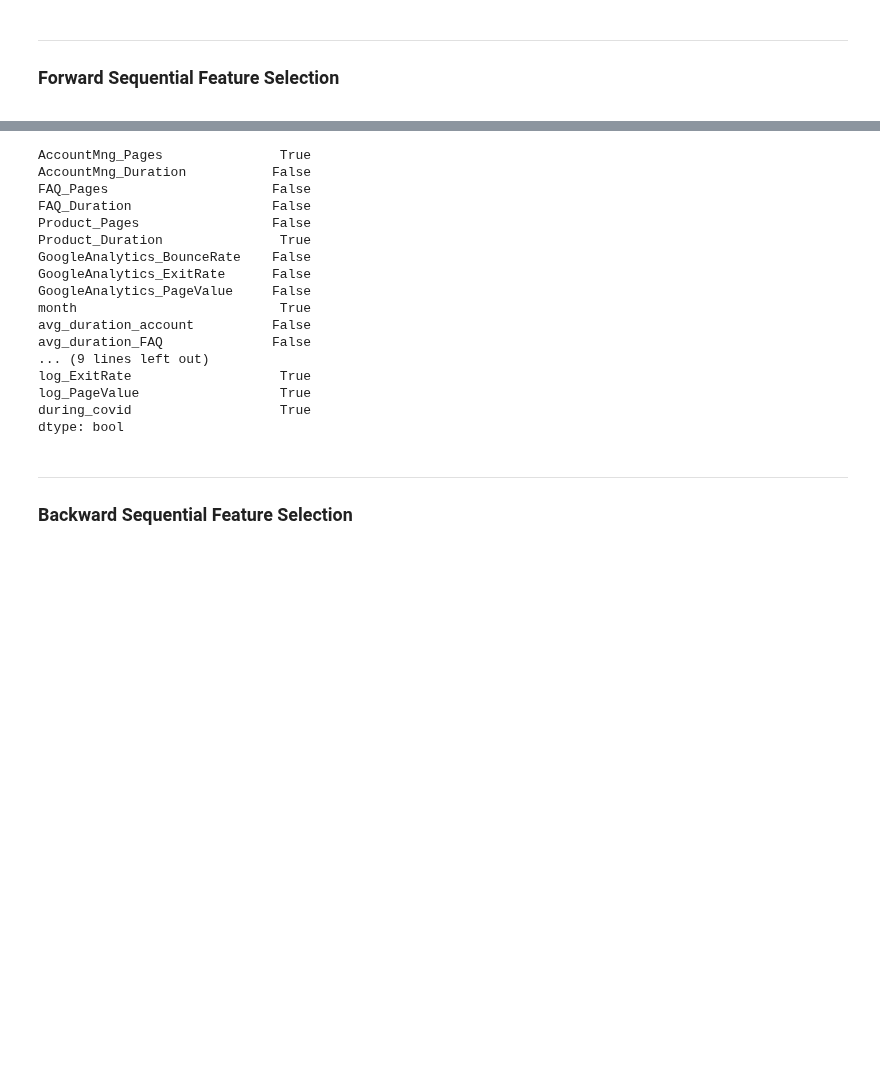
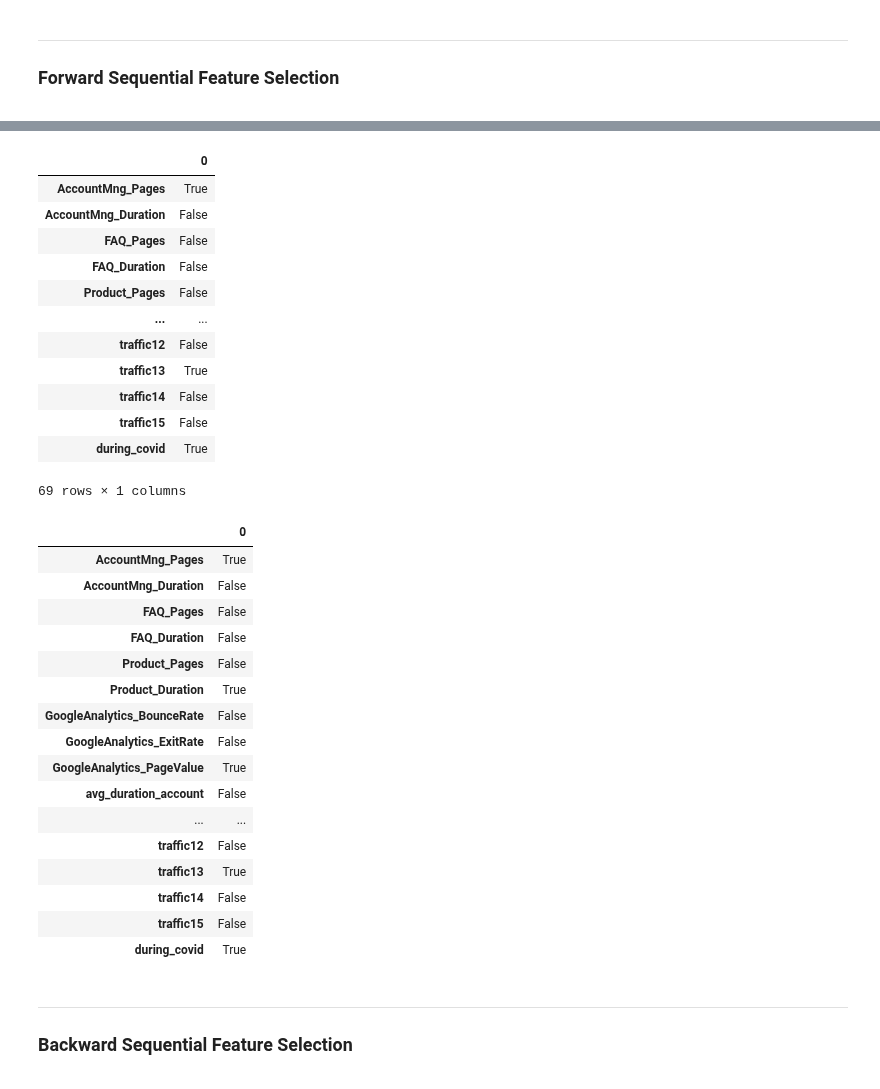
Before and after one commit to filipacarreira/MachineLearningProject, a Jupyter notebook: techscape-ecommerce/main_withchanges.ipynb, the cells around one changed output, grey strips where cells are left out. Drawn from its saved outputs; the diff is of its cells as text; code cells hidden in the pictures; blank space fills up the shorter version.

```diff
--- a/techscape-ecommerce/main_withchanges.ipynb
+++ b/techscape-ecommerce/main_withchanges.ipynb
@@ -1352,24 +1158,42 @@ array([ True, False, False, False, False,  True, False, False, False,
 # %%
-selected_feat_forward = pd.Series(sfs.get_support(), index = X_train_num_min.columns)
-selected_feat_forward
+selected_feat_forward = pd.Series(sfs.get_support(), index = X_train_eng[metric_feat+binary_list].columns)
+pd.DataFrame(selected_feat_forward)
 # %% [output]
+|  | 0 |
+| AccountMng_Pages | True |
+| AccountMng_Duration | False |
+| FAQ_Pages | False |
+| FAQ_Duration | False |
+| Product_Pages | False |
+| ... | ... |
+| traffic12 | False |
+| traffic13 | True |
+| traffic14 | False |
+| traffic15 | False |
+| during_covid | True |
-AccountMng_Pages               True
-AccountMng_Duration           False
-FAQ_Pages                     False
-FAQ_Duration                  False
-Product_Pages                 False
-Product_Duration               True
-GoogleAnalytics_BounceRate    False
-GoogleAnalytics_ExitRate      False
-GoogleAnalytics_PageValue     False
-month                          True
-avg_duration_account          False
-avg_duration_FAQ              False
-... (9 lines left out)
-log_ExitRate                   True
-log_PageValue                  True
-during_covid                   True
-dtype: bool
+69 rows × 1 columns
+# %%
+pd.set_option('display.max_rows', 100)
+
+pd.DataFrame(selected_feat_forward)
+# %% [output]
+|  | 0 |
+| AccountMng_Pages | True |
+| AccountMng_Duration | False |
+| FAQ_Pages | False |
+| FAQ_Duration | False |
+| Product_Pages | False |
+| Product_Duration | True |
+| GoogleAnalytics_BounceRate | False |
+| GoogleAnalytics_ExitRate | False |
+| GoogleAnalytics_PageValue | True |
+| avg_duration_account | False |
+| ... | ... |
+| traffic12 | False |
+| traffic13 | True |
+| traffic14 | False |
+| traffic15 | False |
+| during_covid | True |
 # %% [markdown]
 <hr>
 <a class="anchor" id="forward">
```
Also changed, not shown: parts of 47 cells of this notebook, 1 other file.
